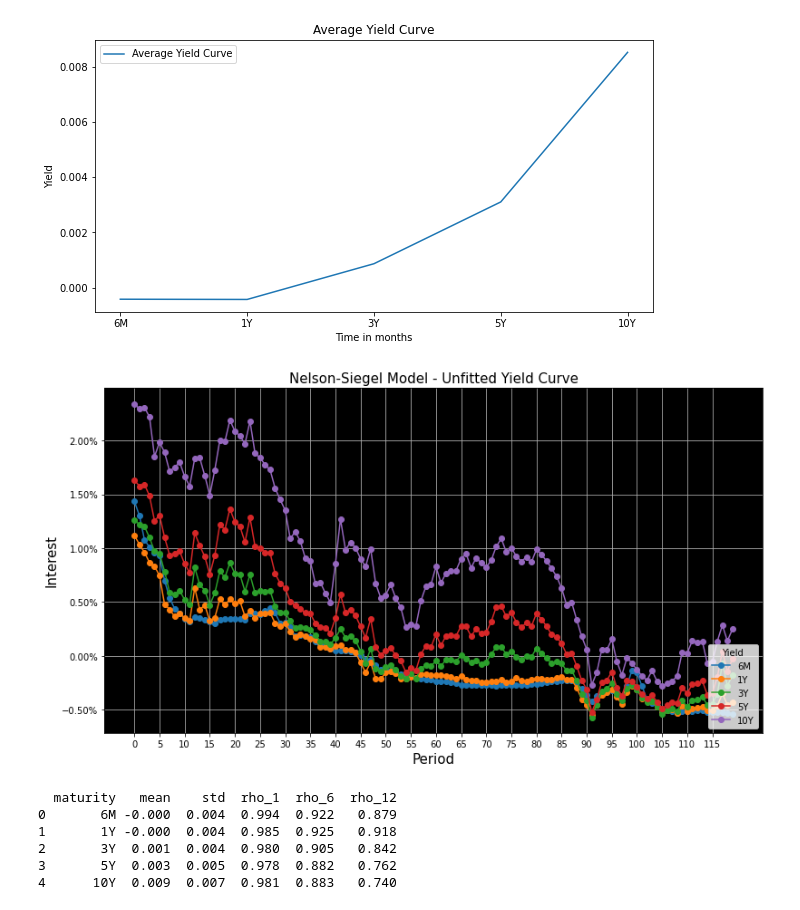
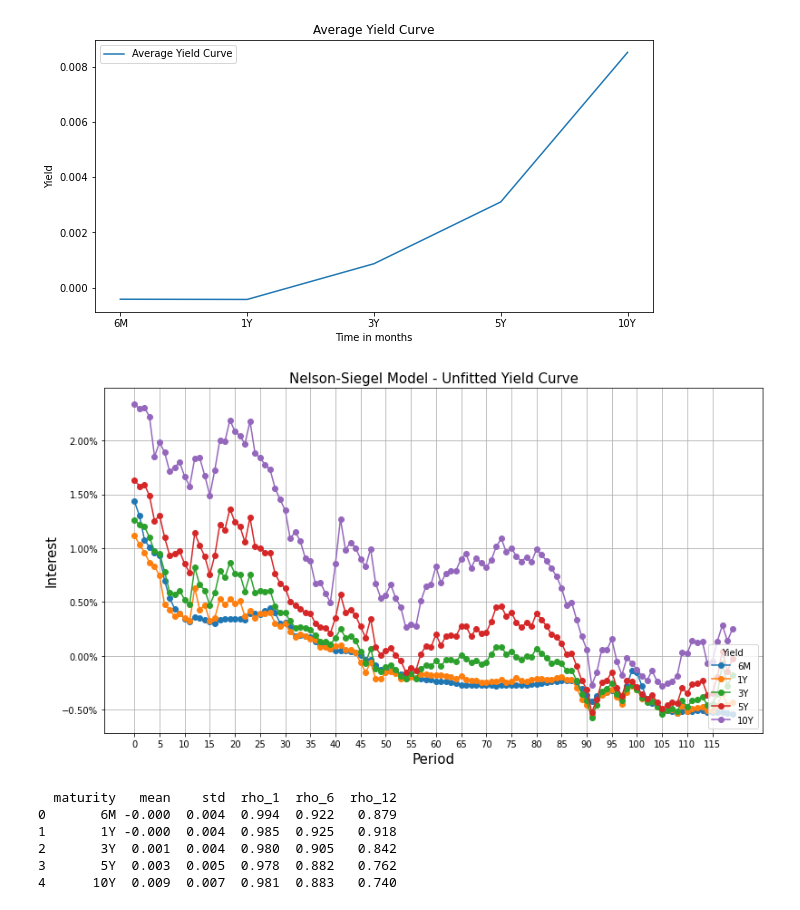
Before and after one commit to obbepulles/Seminar-ING, a Jupyter notebook: amira.ipynb, the cells around one changed output. Drawn from its saved outputs; the diff is of its cells as text; code cells hidden in the pictures.

```diff
--- a/amira.ipynb
+++ b/amira.ipynb
@@ -36,33 +57,33 @@ plt.show()
 # %%
 sf = euribor.copy()
 sf = sf.dropna()
 sf1 = sf.copy()
 sf1['Y'] = round(sf['6M']*100, 4)
 
 # Define columns to plot
 columns_to_plot = ["6M", "1Y", "3Y", "5Y", "10Y"]
 
 # Plotting
 fig, ax = plt.subplots(figsize=(13, 7))
 plt.title("Nelson-Siegel Model - Unfitted Yield Curve", fontsize=15)
-ax.set_facecolor("black")
-fig.patch.set_facecolor('white')
+#ax.set_facecolor("black")
+#fig.patch.set_facecolor('white')
 
 # Plot each column
 for col in columns_to_plot:
     X = sf1.index
     Y = sf1[col] * 100  # Convert to percentage
     plt.plot(X, Y, label=f"{col}", marker="o")
 
 plt.xlabel('Period', fontsize=15)
 plt.ylabel('Interest', fontsize=15)
 plt.xticks(np.arange(0, 120, 5))
 ax.yaxis.set_major_formatter(mtick.PercentFormatter())
 plt.legend(title="Yield", loc="lower right")
 plt.grid()
 plt.show()
 # %% [output]
-[figure, old version]
+[figure, new version]
 # %%
 # STYLIZED FACT 3-5
 # voor het maken van de tabel om de stylized facts te checken met autocorrelation
```
Also changed, not shown: parts of 11 cells of this notebook.
